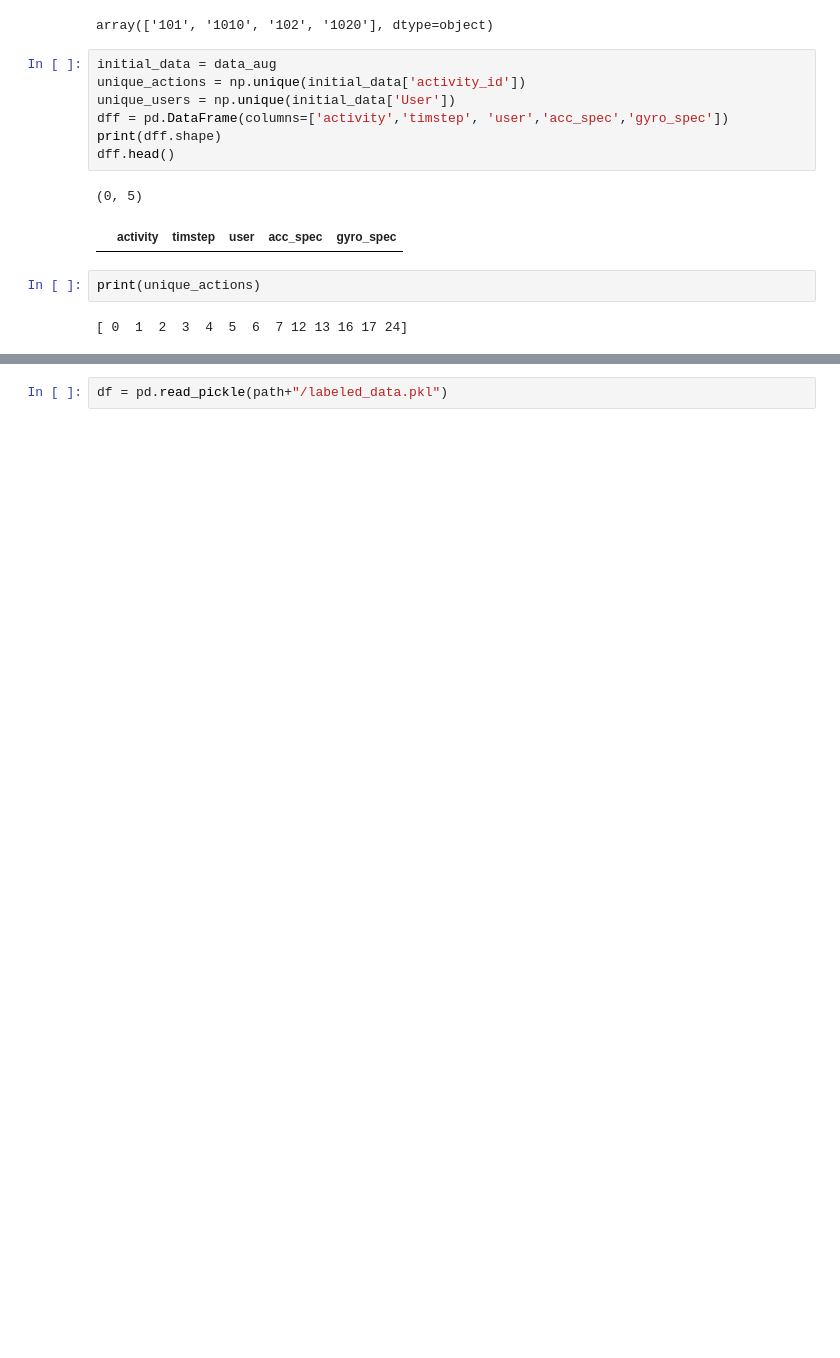
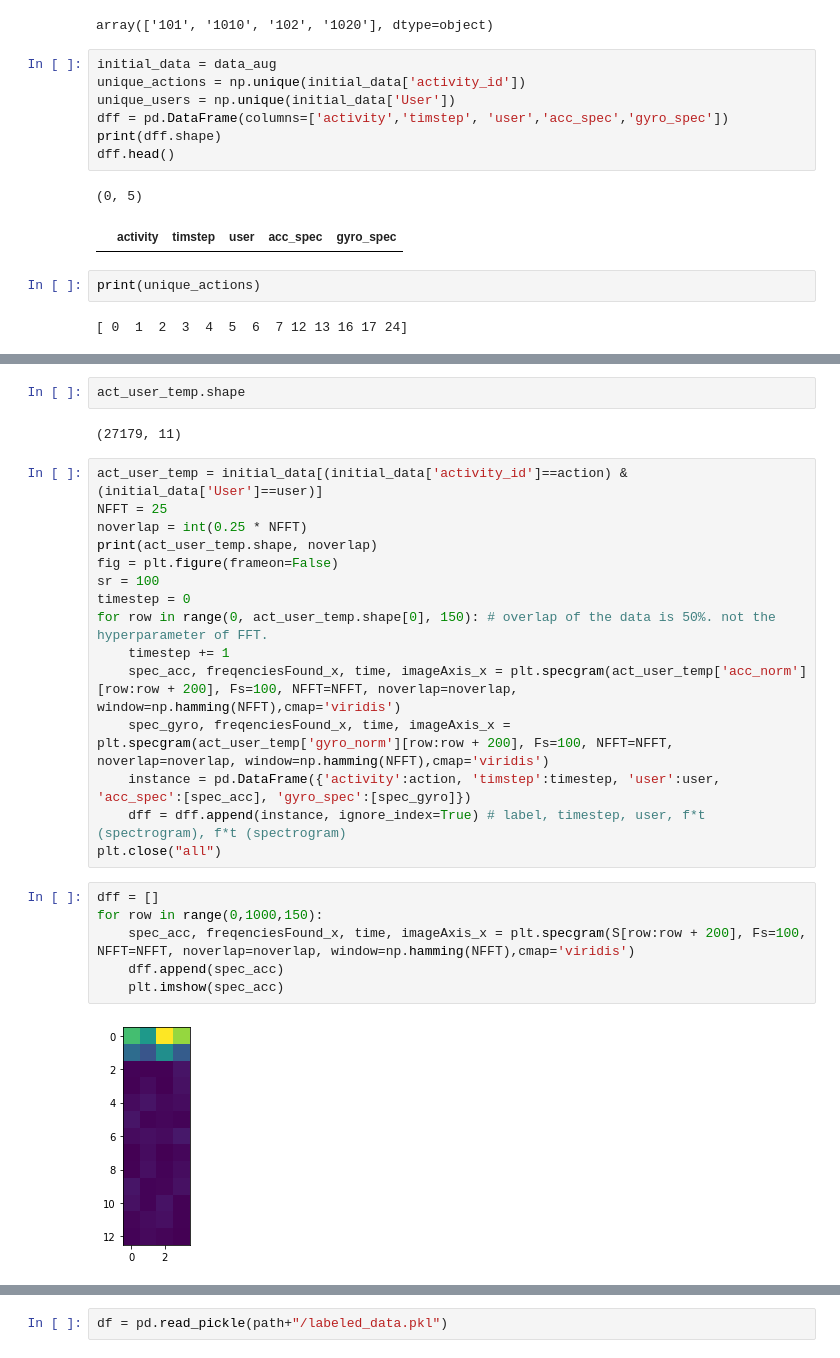
Before and after one commit to nnnnmj/AttnSense-pytorch, a Jupyter notebook: AttnSense.ipynb, the cells around one changed output, grey strips where cells are left out. Saved outputs shown, nothing was run; the diff lists cells and outputs as text; blank space fills up the shorter version.

```diff
--- a/AttnSense.ipynb
+++ b/AttnSense.ipynb
@@ -177,0 +177,27 @@ user:  101
+# %%
+act_user_temp.shape
+# %% [output]
+(27179, 11)
+# %%
+act_user_temp = initial_data[(initial_data['activity_id']==action) & (initial_data['User']==user)]
+NFFT = 25
+noverlap = int(0.25 * NFFT)
+print(act_user_temp.shape, noverlap)
+fig = plt.figure(frameon=False)
+sr = 100
+timestep = 0
+for row in range(0, act_user_temp.shape[0], 150): # overlap of the data is 50%. not the hyperparameter of FFT.
+    timestep += 1
+    spec_acc, freqenciesFound_x, time, imageAxis_x = plt.specgram(act_user_temp['acc_norm'][row:row + 200], Fs=100, NFFT=NFFT, noverlap=noverlap, window=np.hamming(NFFT),cmap='viridis')
+    spec_gyro, freqenciesFound_x, time, imageAxis_x = plt.specgram(act_user_temp['gyro_norm'][row:row + 200], Fs=100, NFFT=NFFT, noverlap=noverlap, window=np.hamming(NFFT),cmap='viridis')
+    instance = pd.DataFrame({'activity':action, 'timstep':timestep, 'user':user, 'acc_spec':[spec_acc], 'gyro_spec':[spec_gyro]})
+    dff = dff.append(instance, ignore_index=True) # label, timestep, user, f*t (spectrogram), f*t (spectrogram)
+plt.close("all")
+# %%
+dff = []
+for row in range(0,1000,150):
+    spec_acc, freqenciesFound_x, time, imageAxis_x = plt.specgram(S[row:row + 200], Fs=100, NFFT=NFFT, noverlap=noverlap, window=np.hamming(NFFT),cmap='viridis')
+    dff.append(spec_acc)
+    plt.imshow(spec_acc)
+# %% [output]
+[figure, added]
```
Also changed, not shown: parts of 20 cells of this notebook, 1 other file.
